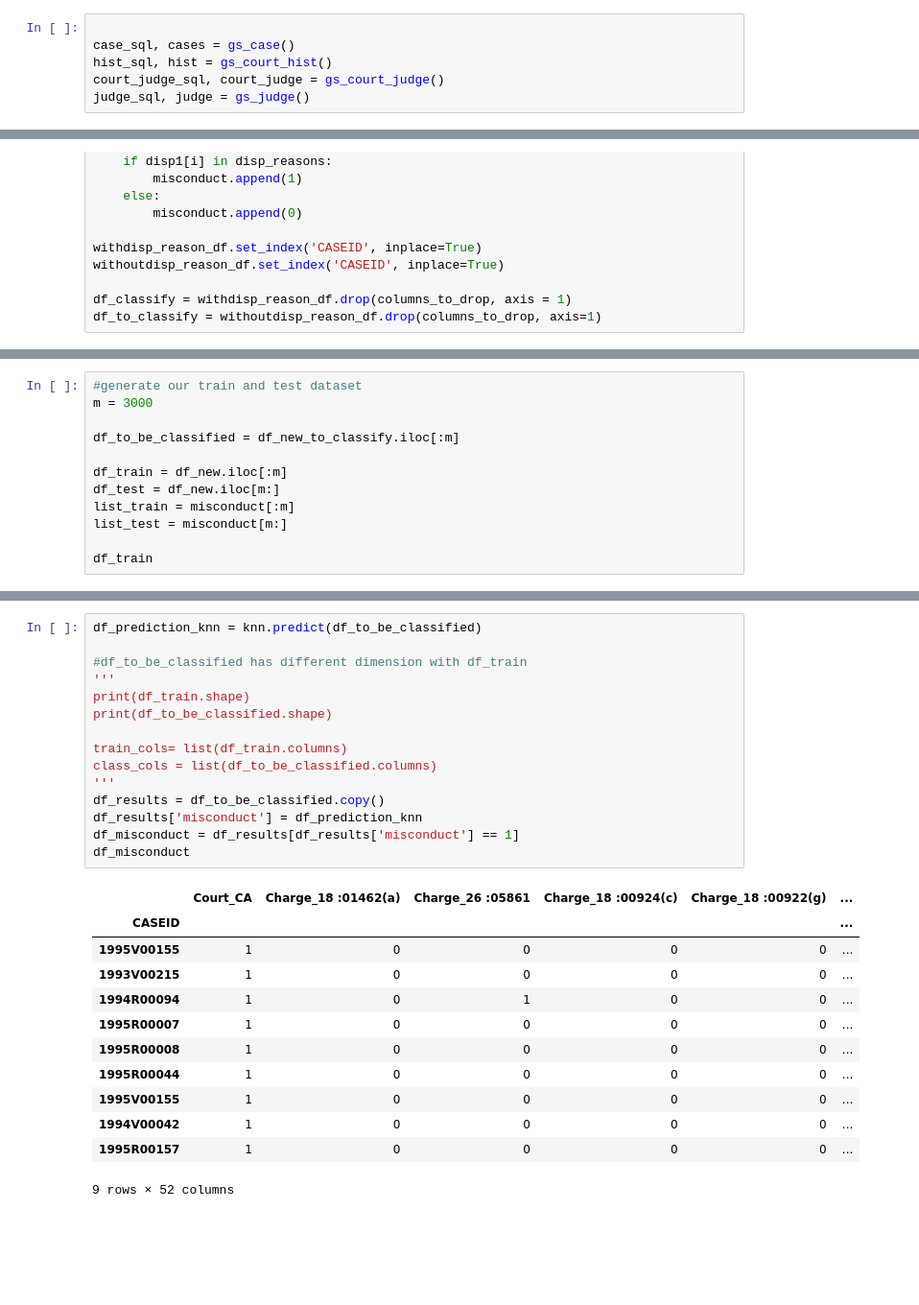
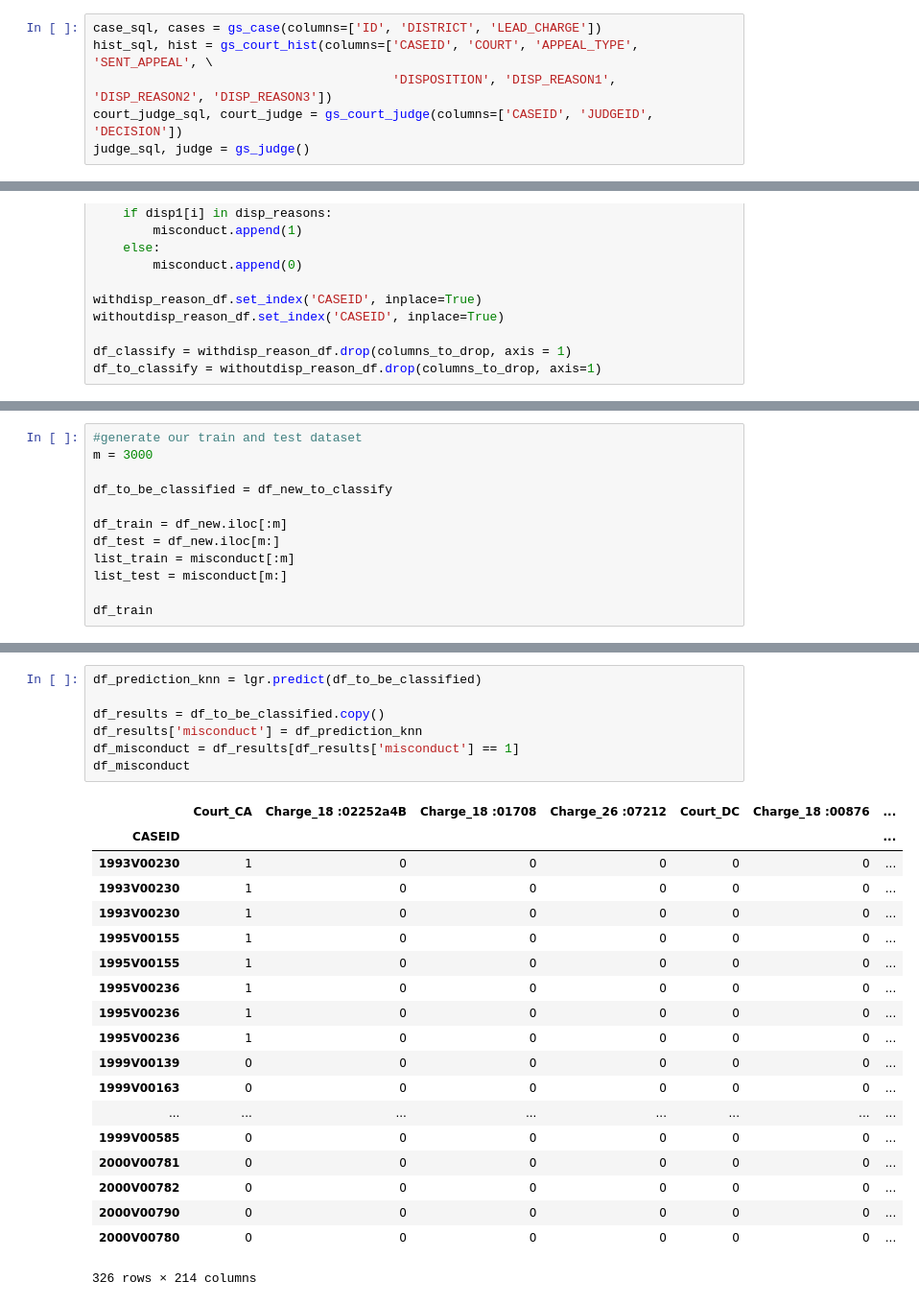
Before and after one commit to bgaudiosi/federal-prosecutors, a Jupyter notebook: project.ipynb, the cells around one changed output, grey strips where cells are left out. Shown: that part at 96% size. Drawn from its saved outputs; the diff is of its cells as text; blank space fills up the shorter version.

Commit message:
added some column selection

```diff
--- a/project.ipynb
+++ b/project.ipynb
@@ -7,9 +7,9 @@ from lions.parse import *
 import pandas as pd
 import numpy as np
 # %%
-
-case_sql, cases = gs_case()
-hist_sql, hist = gs_court_hist()
-court_judge_sql, court_judge = gs_court_judge()
+case_sql, cases = gs_case(columns=['ID', 'DISTRICT', 'LEAD_CHARGE'])
+hist_sql, hist = gs_court_hist(columns=['CASEID', 'COURT', 'APPEAL_TYPE', 'SENT_APPEAL', \
+                                        'DISPOSITION', 'DISP_REASON1', 'DISP_REASON2', 'DISP_REASON3'])
+court_judge_sql, court_judge = gs_court_judge(columns=['CASEID', 'JUDGEID', 'DECISION'])
 judge_sql, judge = gs_judge()
 # %%
@@ -153,7 +143,7 @@ df_new
 #generate our train and test dataset
 m = 3000
 
-df_to_be_classified = df_new_to_classify.iloc[:m]
+df_to_be_classified = df_new_to_classify
 
 df_train = df_new.iloc[:m]
 df_test = df_new.iloc[m:]
@@ -265,28 +253,27 @@ df_to_be_classified
 # %%
-df_prediction_knn = knn.predict(df_to_be_classified)
+df_prediction_knn = lgr.predict(df_to_be_classified)
 
-#df_to_be_classified has different dimension with df_train
-'''
-print(df_train.shape)
-print(df_to_be_classified.shape)
-
-train_cols= list(df_train.columns)
-class_cols = list(df_to_be_classified.columns)
-'''
 df_results = df_to_be_classified.copy()
 df_results['misconduct'] = df_prediction_knn
 df_misconduct = df_results[df_results['misconduct'] == 1]
 df_misconduct
 # %% [output]
-|  | Court_CA | Charge_18 :01462(a) | Charge_26 :05861 | Charge_18 :00924(c) | Charge_18 :00922(g) | ... |
-| CASEID |  |  |  |  |  | ... |
-| 1995V00155 | 1 | 0 | 0 | 0 | 0 | ... |
-| 1993V00215 | 1 | 0 | 0 | 0 | 0 | ... |
-| 1994R00094 | 1 | 0 | 1 | 0 | 0 | ... |
-| 1995R00007 | 1 | 0 | 0 | 0 | 0 | ... |
-| 1995R00008 | 1 | 0 | 0 | 0 | 0 | ... |
-| 1995R00044 | 1 | 0 | 0 | 0 | 0 | ... |
-| 1995V00155 | 1 | 0 | 0 | 0 | 0 | ... |
-| 1994V00042 | 1 | 0 | 0 | 0 | 0 | ... |
-| 1995R00157 | 1 | 0 | 0 | 0 | 0 | ... |
+|  | Court_CA | Charge_18 :02252a4B | Charge_18 :01708 | Charge_26 :07212 | Court_DC | Charge_18 :00876 | ... |
+| CASEID |  |  |  |  |  |  | ... |
+| 1993V00230 | 1 | 0 | 0 | 0 | 0 | 0 | ... |
+| 1993V00230 | 1 | 0 | 0 | 0 | 0 | 0 | ... |
+| 1993V00230 | 1 | 0 | 0 | 0 | 0 | 0 | ... |
+| 1995V00155 | 1 | 0 | 0 | 0 | 0 | 0 | ... |
+| 1995V00155 | 1 | 0 | 0 | 0 | 0 | 0 | ... |
+| 1995V00236 | 1 | 0 | 0 | 0 | 0 | 0 | ... |
+| 1995V00236 | 1 | 0 | 0 | 0 | 0 | 0 | ... |
+| 1995V00236 | 1 | 0 | 0 | 0 | 0 | 0 | ... |
+| 1999V00139 | 0 | 0 | 0 | 0 | 0 | 0 | ... |
+| 1999V00163 | 0 | 0 | 0 | 0 | 0 | 0 | ... |
+| ... | ... | ... | ... | ... | ... | ... | ... |
+| 1999V00585 | 0 | 0 | 0 | 0 | 0 | 0 | ... |
+| 2000V00781 | 0 | 0 | 0 | 0 | 0 | 0 | ... |
+| 2000V00782 | 0 | 0 | 0 | 0 | 0 | 0 | ... |
+| 2000V00790 | 0 | 0 | 0 | 0 | 0 | 0 | ... |
+| 2000V00780 | 0 | 0 | 0 | 0 | 0 | 0 | ... |
-9 rows × 52 columns
+326 rows × 214 columns
```
Also changed, not shown: parts of 9 cells of this notebook.
